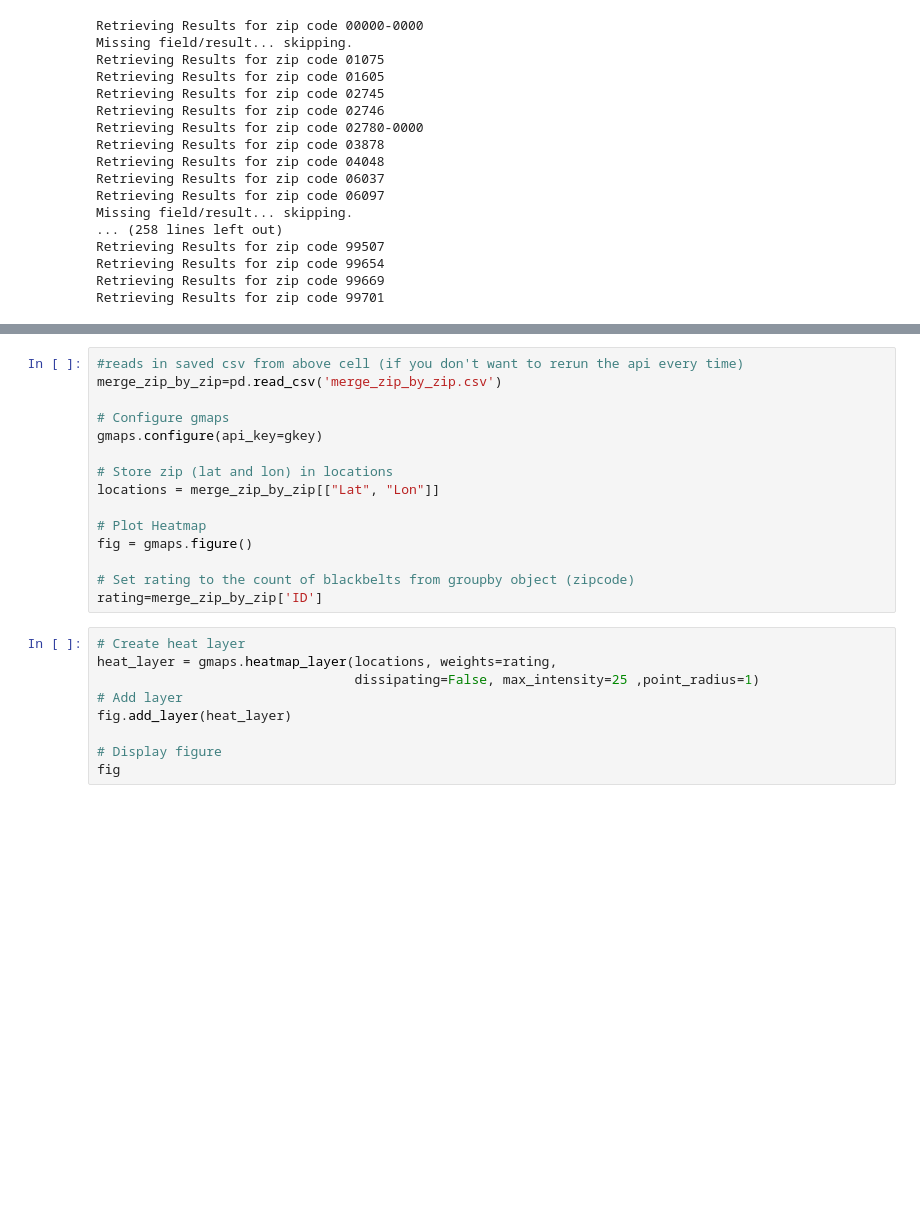
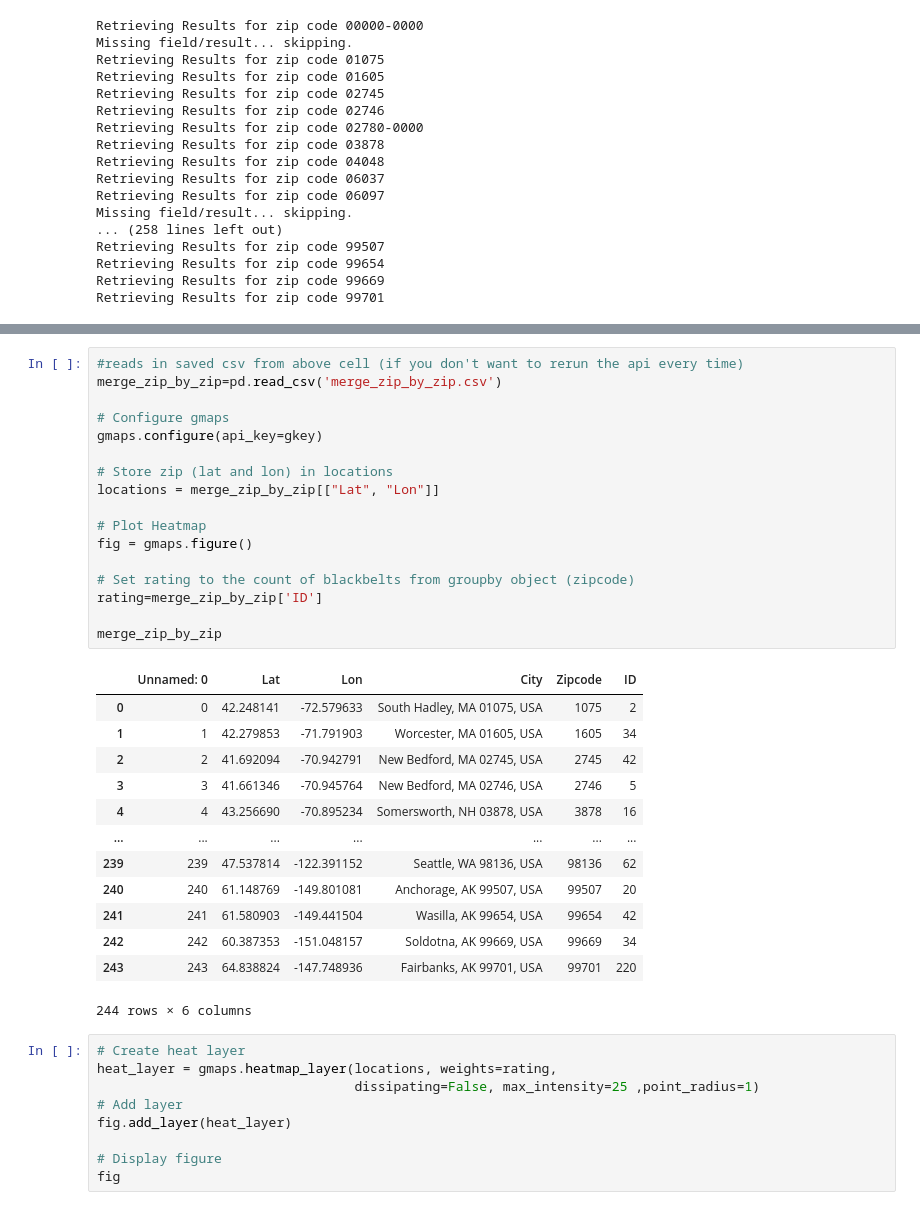
Before and after one commit to BeLacy87/Project1_Lacy_Mathew, a Jupyter notebook: Brainstorm_Lacy.ipynb, the cells around one changed output, grey strips where cells are left out. Saved outputs shown, nothing was run; the diff lists cells and outputs as text; blank space fills up the shorter version.

```diff
--- a/Brainstorm_Lacy.ipynb
+++ b/Brainstorm_Lacy.ipynb
@@ -146,18 +151,34 @@ merge_zip_by_zip.to_csv("merge_zip_by_zip.csv")
 # %%
 #reads in saved csv from above cell (if you don't want to rerun the api every time)
 merge_zip_by_zip=pd.read_csv('merge_zip_by_zip.csv')
 
 # Configure gmaps
 gmaps.configure(api_key=gkey)
 
 # Store zip (lat and lon) in locations
 locations = merge_zip_by_zip[["Lat", "Lon"]]
 
 # Plot Heatmap
 fig = gmaps.figure()
 
 # Set rating to the count of blackbelts from groupby object (zipcode)
 rating=merge_zip_by_zip['ID']
+
+merge_zip_by_zip
+# %% [output]
+|  | Unnamed: 0 | Lat | Lon | City | Zipcode | ID |
+| 0 | 0 | 42.248141 | -72.579633 | South Hadley, MA 01075, USA | 1075 | 2 |
+| 1 | 1 | 42.279853 | -71.791903 | Worcester, MA 01605, USA | 1605 | 34 |
+| 2 | 2 | 41.692094 | -70.942791 | New Bedford, MA 02745, USA | 2745 | 42 |
+| 3 | 3 | 41.661346 | -70.945764 | New Bedford, MA 02746, USA | 2746 | 5 |
+| 4 | 4 | 43.256690 | -70.895234 | Somersworth, NH 03878, USA | 3878 | 16 |
+| ... | ... | ... | ... | ... | ... | ... |
+| 239 | 239 | 47.537814 | -122.391152 | Seattle, WA 98136, USA | 98136 | 62 |
+| 240 | 240 | 61.148769 | -149.801081 | Anchorage, AK 99507, USA | 99507 | 20 |
+| 241 | 241 | 61.580903 | -149.441504 | Wasilla, AK 99654, USA | 99654 | 42 |
+| 242 | 242 | 60.387353 | -151.048157 | Soldotna, AK 99669, USA | 99669 | 34 |
+| 243 | 243 | 64.838824 | -147.748936 | Fairbanks, AK 99701, USA | 99701 | 220 |
+244 rows × 6 columns
 # %%
 # Create heat layer
 heat_layer = gmaps.heatmap_layer(locations, weights=rating,
```
Also changed, not shown: parts of 13 cells of this notebook.
